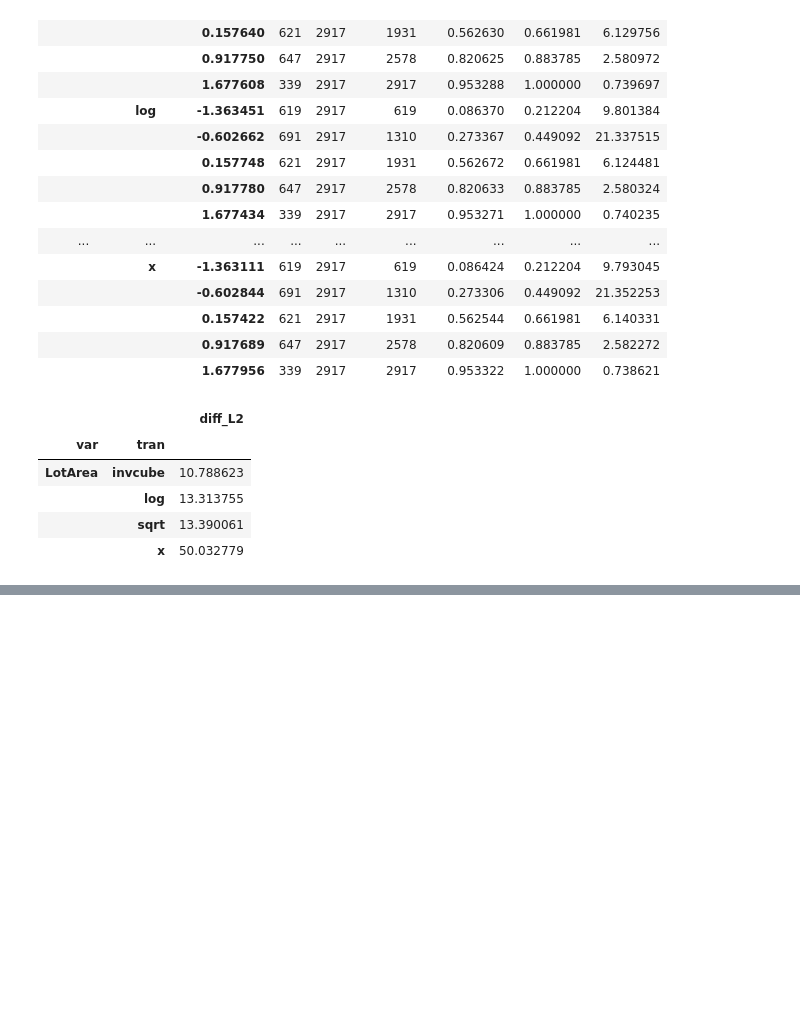
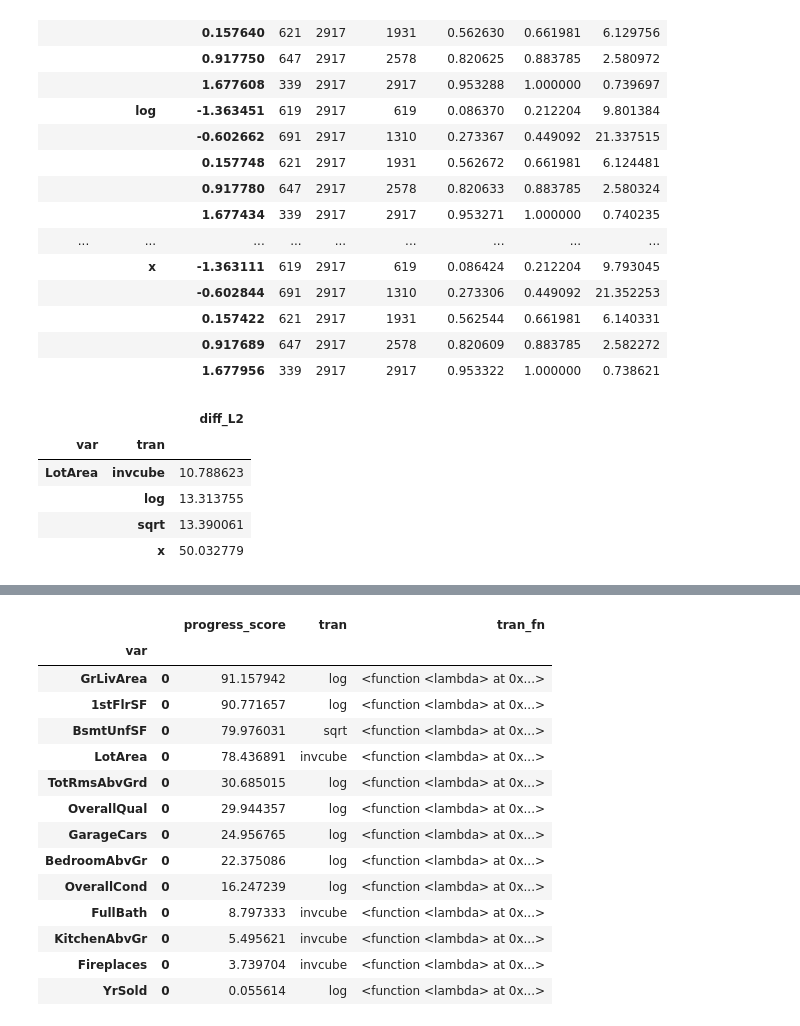
Before and after one commit to MatrixNorm/kaggle, a Jupyter notebook: pybooks/house_prices/DEV_transform_numeric.ipynb, the cells around one changed output, grey strips where cells are left out. Cells and saved outputs as stored; diff of their text form; code cells hidden in the pictures; blank space fills up the shorter version.

```diff
--- a/pybooks/house_prices/DEV_transform_numeric.ipynb
+++ b/pybooks/house_prices/DEV_transform_numeric.ipynb
@@ -20,7 +20,7 @@ combined_dataset.shape
 # %% [output]
 (2917, 81)
 # %%
-trans = {
+Trans = {
     'log':    lambda x: np.log(x + 1),
     'sqrt':   lambda x: np.sqrt(x),
     'invcube': lambda x: x**(1/3)
@@ -42,7 +42,7 @@ df1 = (
 df1.query("var == 'LotFrontage'").head()
 len(df1)
 
-for tran_name, tran_fn in trans.items():
+for tran_name, tran_fn in Trans.items():
     df1[tran_name] = tran_fn(df1['x'])
 
 df1.query("var == 'LotFrontage'").head()
@@ -178,14 +178,16 @@ def fn(gr):
     best = gr.iloc[0][0]
     vanilla = gr.loc['x'][0]
     progress_score = 100 * (vanilla - best) / vanilla
-    return [gr.index[0], progress_score]
+    return pd.DataFrame({
+        'tran': [gr.index[0]],
+        'progress_score': [progress_score]
+    })
 
 df6 = (
     df5
     .groupby('var')
     .apply(fn)
-    .to_frame('best_tran')
 )
 
-df6.loc['LotArea']
+df6.head()
 # %% [output]
@@ -193,0 +201,26 @@ Name: LotArea, dtype: object
+# %%
+transformation_config = (
+    df6[df6['tran'] != 'x']
+    .sort_values('progress_score', ascending=False)
+    .assign(
+        tran_fn=lambda df: [Trans[x] for x in df['tran']]
+    )
+)
+
+transformation_config
+# %% [output]
+|  |  | progress_score | tran | tran_fn |
+| var |  |  |  |  |
+| GrLivArea | 0 | 91.157942 | log | <function <lambda> at 0x...> |
+| 1stFlrSF | 0 | 90.771657 | log | <function <lambda> at 0x...> |
+| BsmtUnfSF | 0 | 79.976031 | sqrt | <function <lambda> at 0x...> |
+| LotArea | 0 | 78.436891 | invcube | <function <lambda> at 0x...> |
+| TotRmsAbvGrd | 0 | 30.685015 | log | <function <lambda> at 0x...> |
+| OverallQual | 0 | 29.944357 | log | <function <lambda> at 0x...> |
+| GarageCars | 0 | 24.956765 | log | <function <lambda> at 0x...> |
+| BedroomAbvGr | 0 | 22.375086 | log | <function <lambda> at 0x...> |
+| OverallCond | 0 | 16.247239 | log | <function <lambda> at 0x...> |
+| FullBath | 0 | 8.797333 | invcube | <function <lambda> at 0x...> |
+| KitchenAbvGr | 0 | 5.495621 | invcube | <function <lambda> at 0x...> |
+| Fireplaces | 0 | 3.739704 | invcube | <function <lambda> at 0x...> |
+| YrSold | 0 | 0.055614 | log | <function <lambda> at 0x...> |
```
Also changed, not shown: parts of 1 cell of this notebook, 1 other file.
